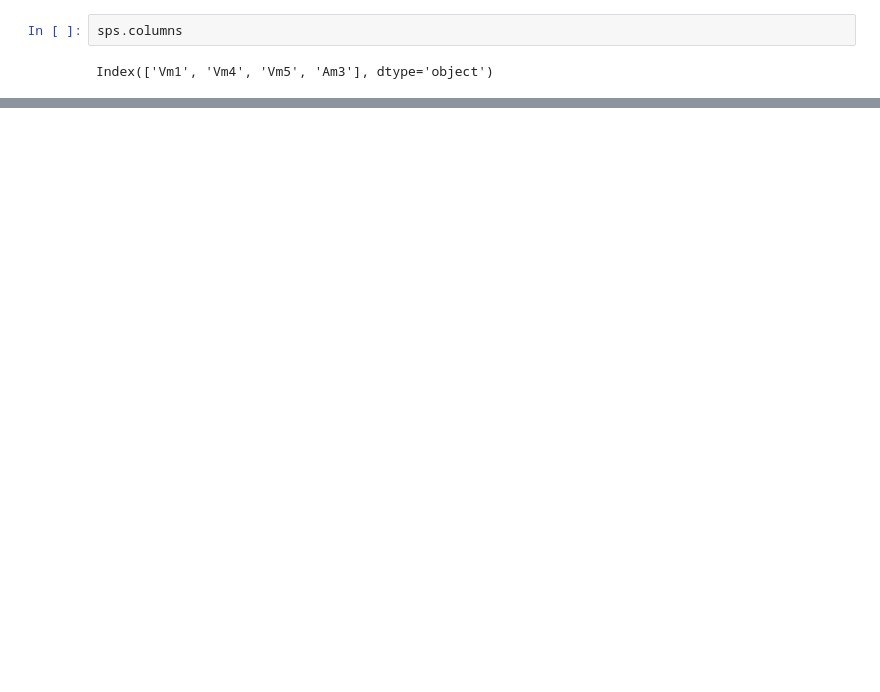
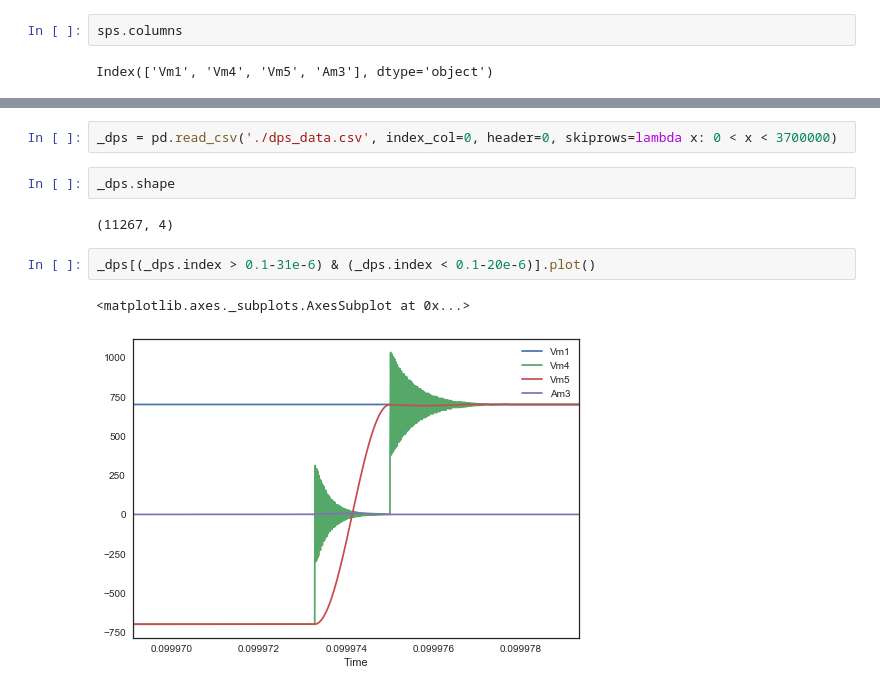
Before and after one commit to Crescent617/plecs-simulation, a Jupyter notebook: DAB直流母线电压升高波形分析-Copy1.ipynb, the cells around one changed output, grey strips where cells are left out. Cells and saved outputs as stored; diff of their text form; blank space fills up the shorter version.

```diff
--- a/DAB直流母线电压升高波形分析-Copy1.ipynb
+++ b/DAB直流母线电压升高波形分析-Copy1.ipynb
@@ -40,0 +104,11 @@ Index(['2.8041168190940593e-06', '6.0718794689509138e-06',
+# %%
+_dps = pd.read_csv('./dps_data.csv', index_col=0, header=0, skiprows=lambda x: 0 < x < 3700000)
+# %%
+_dps.shape
+# %% [output]
+(11267, 4)
+# %%
+_dps[(_dps.index > 0.1-31e-6) & (_dps.index < 0.1-20e-6)].plot()
+# %% [output]
+<matplotlib.axes._subplots.AxesSubplot at 0x...>
+[figure, added]
```
Also changed, not shown: parts of 20 cells of this notebook, 15 other files.
